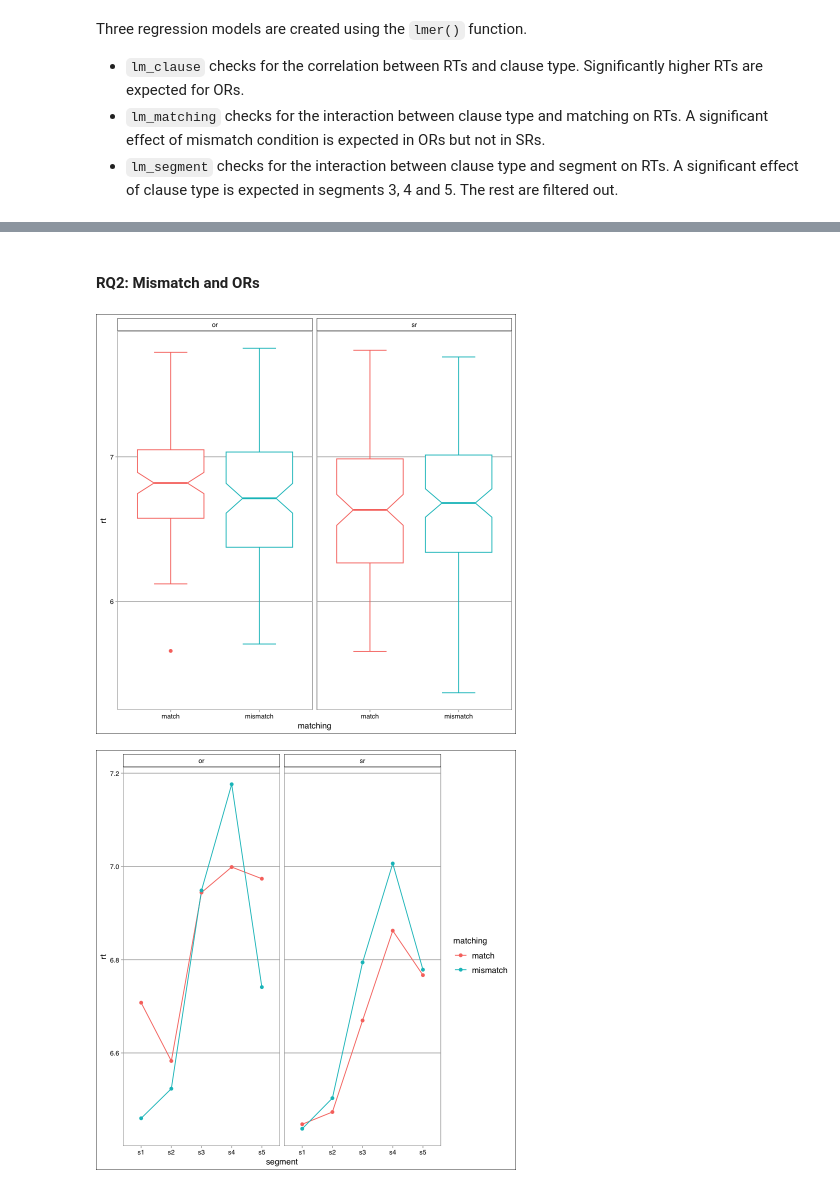
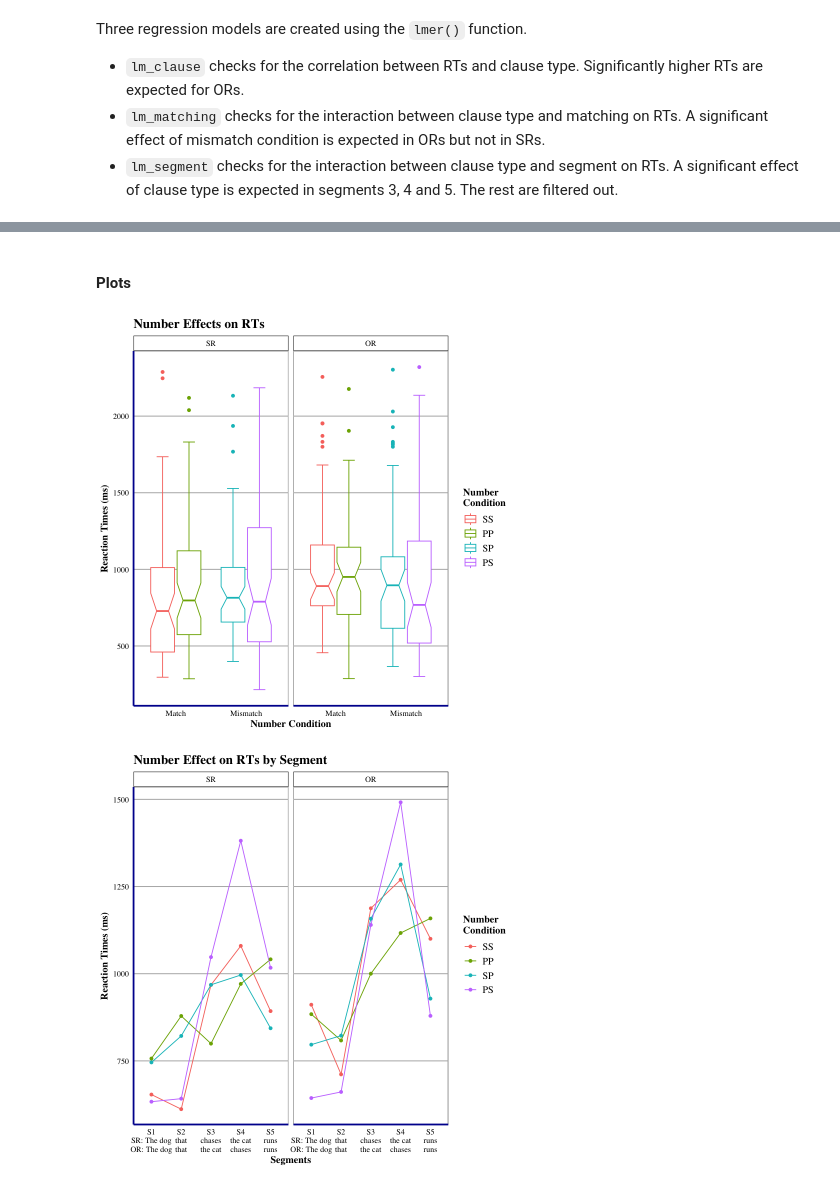
Before and after one commit to Vieju17/SelfPaced_Reading_Task_Data, a Jupyter notebook: sprt_analysis.ipynb, the cells around one changed output, grey strips where cells are left out. Drawn from its saved outputs; the diff is of its cells as text; code cells hidden in the pictures.

```diff
--- a/sprt_analysis.ipynb
+++ b/sprt_analysis.ipynb
@@ -37,3 +50,19 @@ library(broom.mixed)
+# %%
+theme_set(
+    theme_calc(
+        base_size = 12,
+        base_family = "Times"
+    ) +
+        theme(
+            plot.title = element_text(face = "bold"),
+            plot.background = element_rect(linewidth = 0),
+            axis.title.x = element_text(face = "bold"),
+            axis.title.y = element_text(face = "bold"),
+            axis.line = element_line(color = accent_color, linewidth = 1),
+            axis.ticks = element_blank(),
+            legend.title = element_text(face = "bold")
+        )
+)
 # %% [markdown]
 ### 2. Importing and Processing Data
 # %% [markdown]
@@ -170,13 +200,15 @@ df_clean <- df_raw %>%
         item_number = as.numeric(item_number),
         task = as.factor(task),
         item_type = as.factor(item_type),
-        clause_type = as.factor(clause_type),
-        number = as.factor(number),
-        matching = as.factor(ifelse(number == "ss" | number == "pp", "match", "mismatch")),
-        segment = as.factor(segment),
+        clause_type = factor(clause_type, levels = c("sr", "or"), labels = c("SR", "OR")),
+        number = factor(number, levels = c("ss", "pp", "sp", "ps"), labels = c("SS", "PP", "SP", "PS")),
+        matching = factor(ifelse(number == "SS" | number == "PP", "match", "mismatch"), labels = c("Match", "Mismatch")),
+        segment = factor(segment, labels = c("S1", "S2", "S3", "S4", "S5")),
         part_id = as.factor(part_id),
     ) %>%
     relocate(matching, .after = number) %>%
     droplevels()
+
+summary(df_clean)
 head(df_clean, 10)
 # %% [output]
@@ -375,21 +606,38 @@ ggsave(filename = "test.svg", path = "plots/", height = 5, width = 10, dpi = 600
 # %% [markdown]
-#### RQ2: Mismatch and ORs
+#### Plots
 # %%
-lm_matching_plot <- df_clean %>%
-    ggplot(aes(y = rt, x = matching, color = matching, group = matching)) +
-    geom_boxplot(notch = TRUE, staplewidth = 0.5, show.legend = FALSE) +
+lm_number_plot <- df_merged %>%
+    ggplot(aes(y = exp(rt), x = matching, color = number)) +
+    geom_boxplot(notch = TRUE, staplewidth = 0.5) +
     facet_wrap(df_clean$clause_type) +
-    theme_calc()
-lm_matching_plot
+    labs(
+        title = "Number Effects on RTs",
+        x = "Number Condition",
+        y = "Reaction Times (ms)",
+        color = "Number\nCondition"
+    )
+lm_number_plot
+
+ggsave(filename = "lm_number_plot.svg", path = plots_path, height = 6, width = 5)
 # %% [output]
-[figure, old version]
+[figure, new version]
 # %%
-lm_matching_plot2 <- df_clean %>%
-    ggplot(aes(y = rt, x = segment, color = matching, group = matching)) +
+lm_number_plot2 <- df_merged %>%
+    ggplot(aes(y = exp(rt), x = segment, color = number, group = number)) +
     stat_summary(fun = mean, geom = "line") +
     stat_summary(fun = mean, geom = "point") +
     facet_wrap(df_clean$clause_type) +
-    theme_calc()
-lm_matching_plot2
+    labs(
+        title = "Number Effect on RTs by Segment",
+        x = "Segments",
+        y = "Reaction Times (ms)",
+        color = "Number\nCondition"
+    ) +
+    scale_x_discrete(
+        labels = c("S1\nSR: The dog\nOR: The dog", "S2\nthat\nthat", "S3\nchases\nthe cat", "S4\nthe cat\nchases", "S5\nruns\nruns")
+    )
+lm_number_plot2
+
+ggsave(filename = "lm_number_segment_plot.svg", path = plots_path, height = 7, width = 15, units = "cm")
 # %% [output]
-[figure, old version]
+[figure, new version]
```
Also changed, not shown: parts of 38 cells of this notebook, 31 other files.
